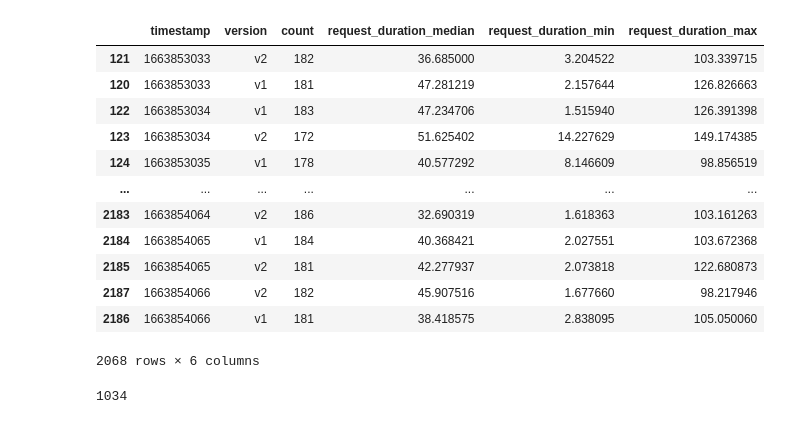
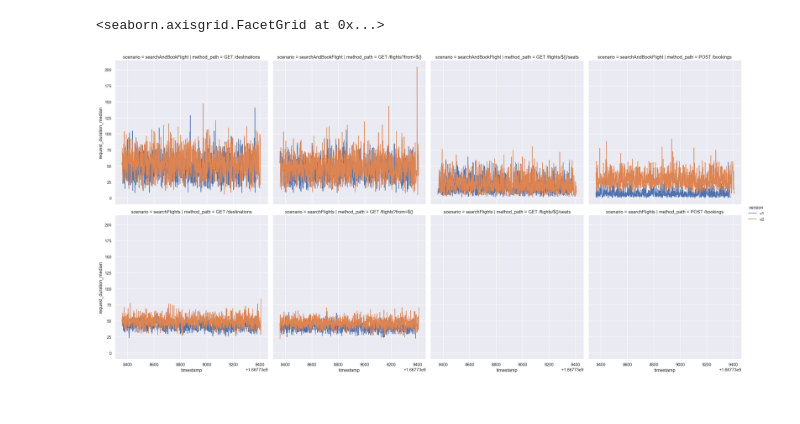
Before and after one commit to njapke/cloud-benchmark-conductor, a Jupyter notebook: analysis/bootstraping-app2.ipynb, the cells around one changed output. Cells and saved outputs as stored; diff of their text form; code cells hidden in the pictures.

```diff
--- a/analysis/bootstraping-app2.ipynb
+++ b/analysis/bootstraping-app2.ipynb
@@ -91,28 +164,24 @@ g2.legend(title="Request Count", loc = 'upper left')
-# %%
-# enforce cutoff
-df_filtered = df_req_durations[(df_req_durations['timestamp'] >= minCutoffTs) & (df_req_durations['timestamp'] <= maxCutoffTs)]
-df_filtered
-# %% [output]
-|  | timestamp | version | count | request_duration_median | request_duration_min | request_duration_max |
-| 121 | 1663853033 | v2 | 182 | 36.685000 | 3.204522 | 103.339715 |
-| 120 | 1663853033 | v1 | 181 | 47.281219 | 2.157644 | 126.826663 |
-| 122 | 1663853034 | v1 | 183 | 47.234706 | 1.515940 | 126.391398 |
-| 123 | 1663853034 | v2 | 172 | 51.625402 | 14.227629 | 149.174385 |
-| 124 | 1663853035 | v1 | 178 | 40.577292 | 8.146609 | 98.856519 |
-| ... | ... | ... | ... | ... | ... | ... |
-| 2183 | 1663854064 | v2 | 186 | 32.690319 | 1.618363 | 103.161263 |
-| 2184 | 1663854065 | v1 | 184 | 40.368421 | 2.027551 | 103.672368 |
-| 2185 | 1663854065 | v2 | 181 | 42.277937 | 2.073818 | 122.680873 |
-| 2187 | 1663854066 | v2 | 182 | 45.907516 | 1.677660 | 98.217946 |
-| 2186 | 1663854066 | v1 | 181 | 38.418575 | 2.838095 | 105.050060 |
-2068 rows × 6 columns
-# %%
-v1Shape = df_filtered[df_filtered['version'] == 'v1'].shape
-v2Shape = df_filtered[df_filtered['version'] == 'v2'].shape
-assert v1Shape[0] == v2Shape[0]
-measurementIndexesSize = v1Shape[0]
-measurementIndexesSize
-# %% [output]
-1034
+# %%
+#sns.set(rc={'figure.figsize':(23,12)})
+
+plot_df2 = df_filtered\
+  .groupby(['scenario','timestamp', 'method_path', 'version']) .agg(
+    count=('status', 'count'),
+    request_duration_median=('metric_value', 'median'),
+    request_duration_max=('metric_value', 'max'),
+    request_duration_min=('metric_value', 'min')
+  ).reset_index()
+# plot_df2 = plot_df2.melt(id_vars=['scenario', 'iter', 'method_path', 'version'], value_vars=['request_duration_median', 'request_duration_max', 'request_duration_min'])
+
+# plot_df2
+# g = sns.lineplot(data = plot_df2, x='timestamp', y='request_duration_median', hue='version', palette=paletteTime)
+g = sns.FacetGrid(plot_df2, col="method_path", height=6, row='scenario', hue='version')
+g.map(sns.lineplot,  'timestamp', 'request_duration_median')
+g.add_legend()
+g.savefig(f"{benchmarkName}-requests-by-endpoint.pdf")
+g
+# %% [output]
+<seaborn.axisgrid.FacetGrid at 0x...>
+[figure, added]
 # %%
 def bootstrap(perfRuntimes1: pd.DataFrame, perfRuntimes2: pd.DataFrame):
```
Also changed, not shown: parts of 8 cells of this notebook, 17 other files.
